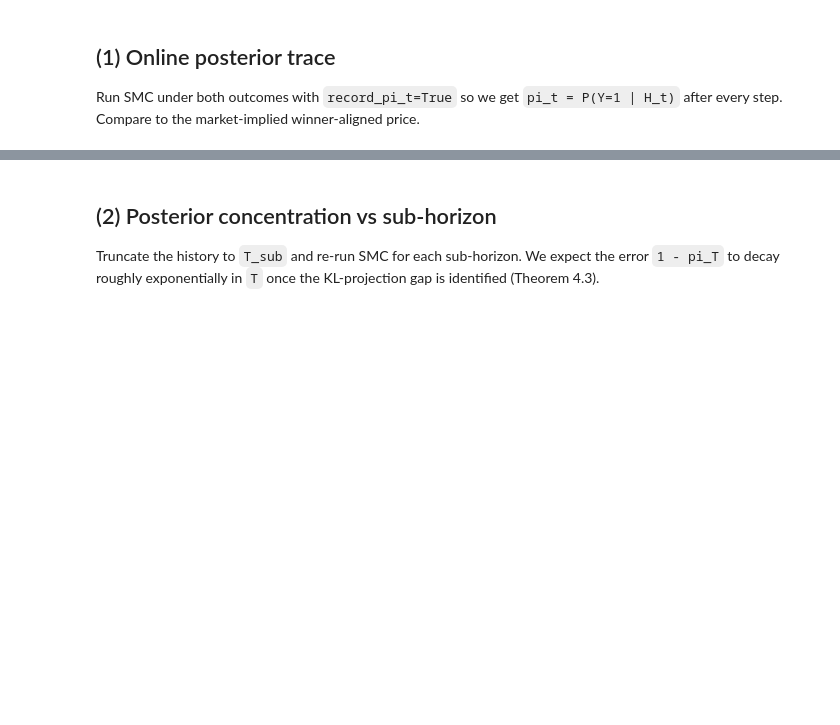
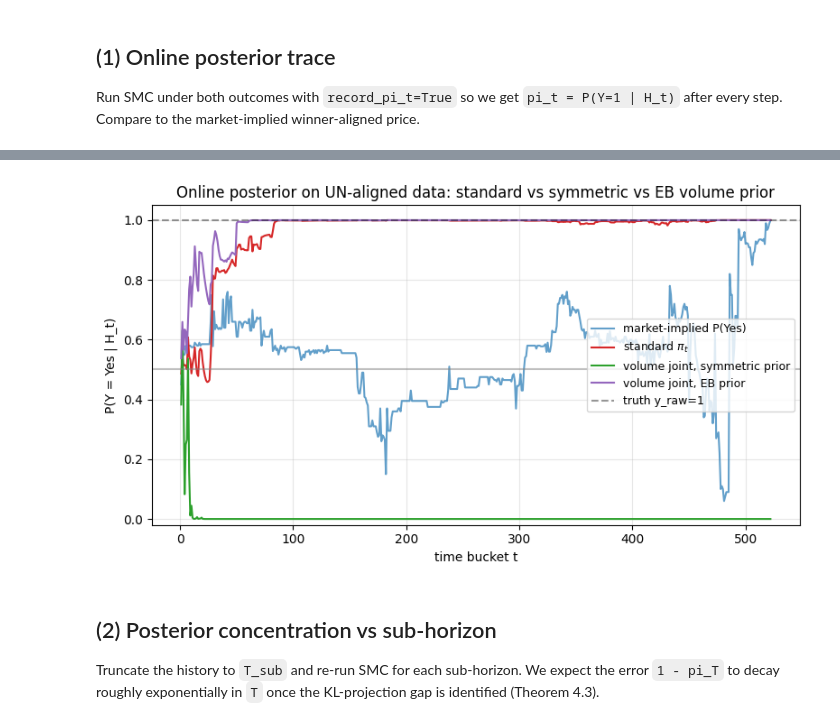
Before and after one commit to natejly/PML-Final, a Jupyter notebook: notebooks/02_single_market_deepdive.ipynb, the cells around one changed output, grey strips where cells are left out. Cells and saved outputs as stored; diff of their text form; code cells hidden in the pictures; blank space fills up the shorter version.

```diff
--- a/notebooks/02_single_market_deepdive.ipynb
+++ b/notebooks/02_single_market_deepdive.ipynb
@@ -171,0 +370,70 @@ plt.show()
+# %%
+# Run inference on UN-aligned data so the prior's per-Y means line up
+# with the model's Y at inference time.  Here Y=1 means "Yes resolves",
+# regardless of which side eventually won.
+dx_raw, v_raw, y_raw = data.trajectory_to_arrays_raw(traj)
+print(f'un-aligned trajectory: T={len(dx_raw)}  y_raw={y_raw}  '
+      f'(winner_label={traj["winner_label"]!r})')
+
+# (a) Volume model with the SYMMETRIC prior on un-aligned data.
+problem_vol_sym = InverseProblem(VolumeLognormalModel(), VolumeLognormalPrior())
+res_vol_sym = problem_vol_sym.infer(dx_raw, v_raw,
+                                    SMCInference(n_particles=n_particles, mcmc_steps=4),
+                                    pi0=0.5, seed=0, record_pi_t=True)
+
+# (b) Volume model with the EB asymmetric prior on un-aligned data.
+problem_vol_eb = InverseProblem(VolumeLognormalModel(), eb_prior)
+res_vol_eb = problem_vol_eb.infer(dx_raw, v_raw,
+                                  SMCInference(n_particles=n_particles, mcmc_steps=4),
+                                  pi0=0.5, seed=0, record_pi_t=True)
+
+# (c) Standard increment-only model on un-aligned data, for reference.
+problem_std_raw = InverseProblem(GaussianLatentTypeModel(), LatentTypePrior())
+res_std_raw = problem_std_raw.infer(dx_raw, v_raw,
+                                    SMCInference(n_particles=n_particles, mcmc_steps=4),
+                                    pi0=0.5, seed=0, record_pi_t=True)
+
+print(f'\n(Y=1 here means "Yes resolves"; truth is y_raw={y_raw})\n')
+print(f'{"":24s}  {"standard (dx|v,y)":>20s}  '
+      f'{"vol joint, symm prior":>23s}  {"vol joint, EB prior":>21s}')
+print('-' * 96)
+print(f'{"log Bayes factor":24s}  {res_std_raw["log_BF"]:>+20.3f}  '
+      f'{res_vol_sym["log_BF"]:>+23.3f}  {res_vol_eb["log_BF"]:>+21.3f}')
+print(f'{"P(Y=Yes | H_T)":24s}  {res_std_raw["posterior"]:>20.4f}  '
+      f'{res_vol_sym["posterior"]:>23.4f}  {res_vol_eb["posterior"]:>21.4f}')
+print(f'{"log m_0 (Y=No)":24s}  {res_std_raw["log_m0"]:>20.2f}  '
+      f'{res_vol_sym["log_m0"]:>23.2f}  {res_vol_eb["log_m0"]:>21.2f}')
+print(f'{"log m_1 (Y=Yes)":24s}  {res_std_raw["log_m1"]:>20.2f}  '
+      f'{res_vol_sym["log_m1"]:>23.2f}  {res_vol_eb["log_m1"]:>21.2f}')
+
+delta_eb = res_vol_eb['log_BF'] - res_std_raw['log_BF']
+delta_sym = res_vol_sym['log_BF'] - res_std_raw['log_BF']
+print(f'\nDelta log BF (vol_sym - standard) = {delta_sym:+.3f}')
+print(f'Delta log BF (vol_EB  - standard) = {delta_eb:+.3f}'
+      '   (asymmetric volume contribution above the increment-only baseline)')
+
+# Overlay pi_t for the three models in the un-aligned (Yes-probability) space.
+prices_yes = np.asarray(traj['prices'])
+if traj['winner_label'] == 'No':
+    prices_yes = 1.0 - prices_yes
+ts_raw = np.arange(1, len(dx_raw) + 1)
+fig, ax = plt.subplots()
+ax.plot(ts_raw, prices_yes[1:], color='C0', alpha=0.7,
+        label='market-implied P(Yes)')
+ax.plot(ts_raw, res_std_raw['pi_t'], color='C3',
+        label=r'standard $\pi_t$')
+ax.plot(ts_raw, res_vol_sym['pi_t'], color='C2',
+        label=r'volume joint, symmetric prior')
+ax.plot(ts_raw, res_vol_eb['pi_t'], color='C4',
+        label=r'volume joint, EB prior')
+ax.axhline(0.5, color='gray', alpha=0.5)
+ax.axhline(float(y_raw), color='k', linestyle='--', alpha=0.4,
+           label=f'truth y_raw={y_raw}')
+ax.set_xlabel('time bucket t')
+ax.set_ylabel('P(Y = Yes | H_t)')
+ax.set_title('Online posterior on UN-aligned data: standard vs symmetric vs EB volume prior')
+ax.set_ylim(-0.02, 1.05)
+ax.legend(loc='best', fontsize=9)
+plt.tight_layout()
+plt.show()
+# %% [output]
@@ -172,3 +453,4 @@ plt.show()
+[figure, added]
 # %% [markdown]
 ## (2) Posterior concentration vs sub-horizon
 
```
Also changed, not shown: parts of 18 cells of this notebook, 14 other files.
